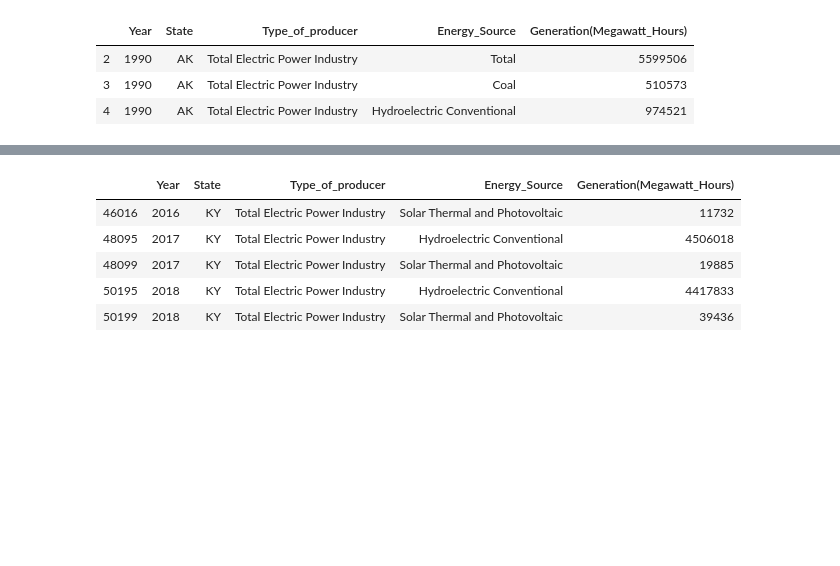
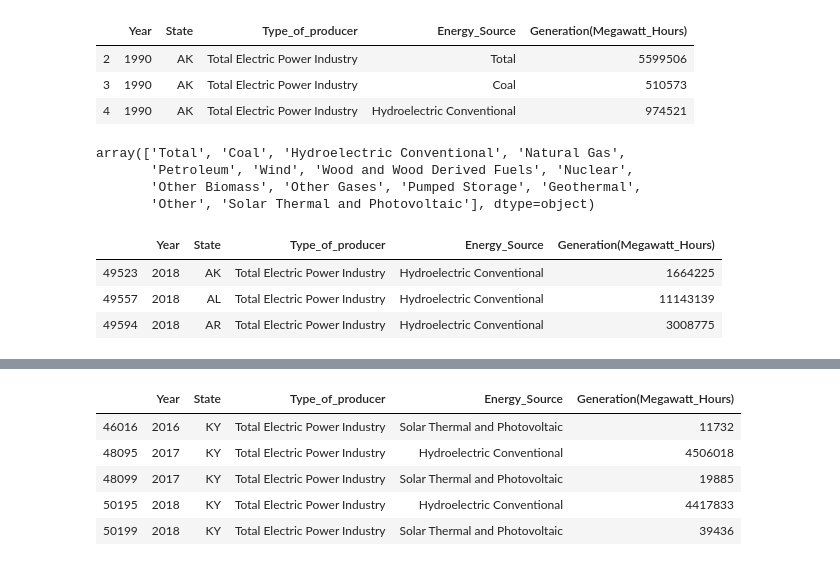
Before and after one commit to Bourbonplaytime/Renewable_energy, a Jupyter notebook: Renewable_energy.ipynb, the cells around one changed output, grey strips where cells are left out. Drawn from its saved outputs; the diff is of its cells as text; code cells hidden in the pictures; blank space fills up the shorter version.

```diff
--- a/Renewable_energy.ipynb
+++ b/Renewable_energy.ipynb
@@ -51,3 +51,10 @@ by_state.head(3)
 | 2 | 1990 | AK | Total Electric Power Industry | Total | 5599506 |
 | 3 | 1990 | AK | Total Electric Power Industry | Coal | 510573 |
 | 4 | 1990 | AK | Total Electric Power Industry | Hydroelectric Conventional | 974521 |
+# %%
+by_state.Energy_Source.unique()
+# %% [output]
+array(['Total', 'Coal', 'Hydroelectric Conventional', 'Natural Gas',
+       'Petroleum', 'Wind', 'Wood and Wood Derived Fuels', 'Nuclear',
+       'Other Biomass', 'Other Gases', 'Pumped Storage', 'Geothermal',
+       'Other', 'Solar Thermal and Photovoltaic'], dtype=object)
@@ -53,0 +69,15 @@ by_state.head(3)
+# %%
+#Filtering for 2018 Hydro generation by State
+
+st_hydro = st_df_object('Hydroelectric Conventional', 2018)
+
+#Dropping US total column
+
+st_hydro = st_hydro.drop(index=51301)
+
+st_hydro.head(3)
+# %% [output]
+|  | Year | State | Type_of_producer | Energy_Source | Generation(Megawatt_Hours) |
+| 49523 | 2018 | AK | Total Electric Power Industry | Hydroelectric Conventional | 1664225 |
+| 49557 | 2018 | AL | Total Electric Power Industry | Hydroelectric Conventional | 11143139 |
+| 49594 | 2018 | AR | Total Electric Power Industry | Hydroelectric Conventional | 3008775 |
```
Also changed, not shown: parts of 9 cells of this notebook.
